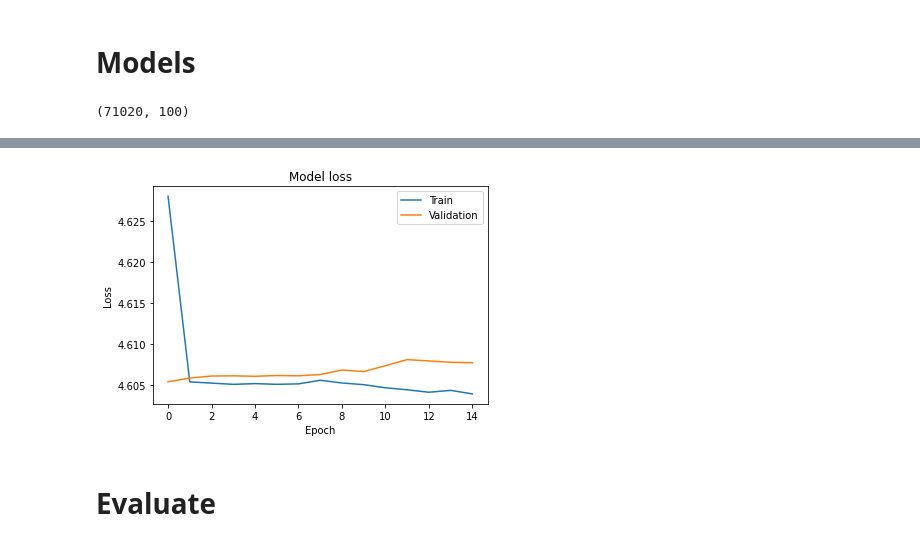
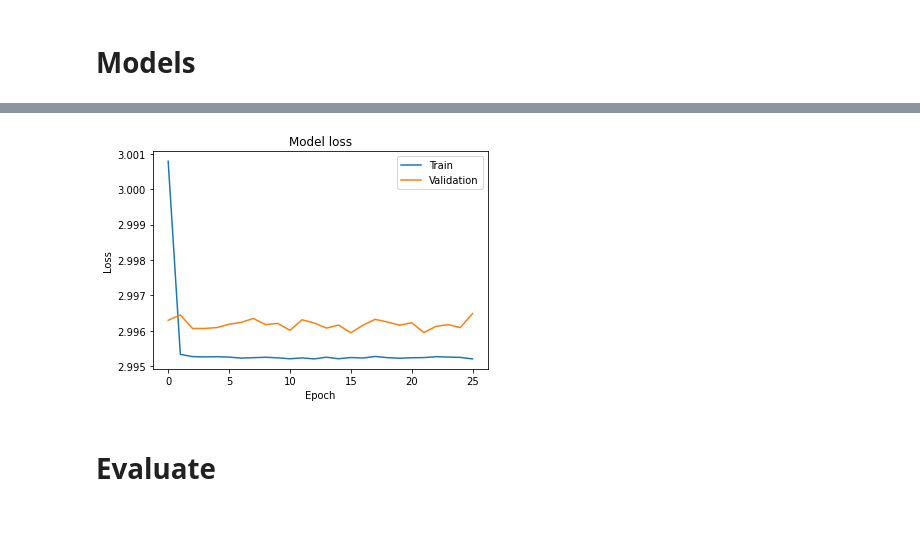
Before and after one commit to govarthenan/random-number-predictor, a Jupyter notebook: 04-CNN-experiment.ipynb, the cells around one changed output, grey strips where cells are left out. Cells and saved outputs as stored; diff of their text form; code cells hidden in the pictures.

Commit message:
Reduce features and adde layers with early stopping

```diff
--- a/04-CNN-experiment.ipynb
+++ b/04-CNN-experiment.ipynb
@@ -69,17 +79,15 @@ for attr in needed_time_attrs:
 # %% [markdown]
 ## One Hot Encode Numbers
 # %%
-# Convert Number column to integer
-df['Number'] = df['Number'].astype(int)
-
 # One hot encoded columns
-encoded_numbers = pd.get_dummies(df['Number'], prefix='Number')
+encoded_numbers = pd.get_dummies(df['Number'], prefix='Number_bin')
 
 # Update number of used features
 n_features = n_features + encoded_numbers.shape[1]
 # %%
 # Remove Number column from df
 df.drop('Number', axis=1, inplace=True)
+n_features -= 1
 
 # Concatenate the one hot encoded columns to the main dataframe
 df = pd.concat([df, encoded_numbers], axis=1)
@@ -150,7 +166,6 @@ from tensorflow.keras.layers import Conv1D, Dropout, Flatten, Dense
-# %%
-y_train.shape
-# %% [output]
-(71020, 100)
+# %%
+# Define callbacks
+early_stopping = EarlyStopping(monitor='val_loss', patience=10, mode='min', restore_best_weights=True, verbose=1, min_delta=0.00001)
 # %%
 # Construct model
 def train_cnn_model(X_train: np.array, y_train: np.array, num_lookback: int, num_features: int, activation: str ='relu', num_epochs: int = 15, optimizer: str ='adam', loss: str ='categorical_crossentropy'):
@@ -160,24 +175,23 @@ def train_cnn_model(X_train: np.array, y_train: np.array, num_lookback: int, num
     # Primary layer -  CNN
     model = Sequential()
     model.add(Conv1D(32, 1, activation=activation, input_shape=(num_lookback, num_features)))
+    model.add(Conv1D(32, 1, activation=activation, input_shape=(num_lookback, num_features)))
+    model.add(Conv1D(32, 1, activation=activation, input_shape=(num_lookback, num_features)))
     model.add(Dropout(0.2))
-    # model.add(Conv1D(16, 1, activation=activation, input_shape=(num_lookback, num_features)))
-    # model.add(Dropout(0.2))
 
     model.add(Flatten())
 
-    model.add(Dense(200, activation=activation))
-    model.add(Dropout(0.5))
-    # model.add(Dense(100, activation=activation))
-    # model.add(Dropout(0.5))
+    model.add(Dense(128, activation=activation))
+    model.add(Dense(128, activation=activation))
+    model.add(Dense(128, activation=activation))
+    model.add(Dropout(0.2))
 
-    model.add(Dense(100, activation='softmax'))  # 100 output classes
+    model.add(Dense(num_features-2, activation='softmax'))  # 100 output classes
 
-    # model.compile(optimizer=optimizer, loss=loss)
-    model.compile(optimizer='adam', loss='categorical_crossentropy')
+    model.compile(optimizer=optimizer, loss='categorical_crossentropy')
 
     # fit model
-    history = model.fit(X_train, y_train, epochs=num_epochs, verbose=1, validation_split=0.2)
+    history = model.fit(X_train, y_train, epochs=num_epochs, verbose=1, validation_split=0.2, callbacks=[early_stopping])
 
     # plot train and validation loss
     plt.plot(history.history["loss"])
@@ -191,5 +205,5 @@ def train_cnn_model(X_train: np.array, y_train: np.array, num_lookback: int, num
     # return trained model object
     return model
 # %%
-model = train_cnn_model(X_train, y_train, n_lookback, n_features, num_epochs=15)
+model = train_cnn_model(X_train, y_train, n_lookback, n_features, num_epochs=100)
 # %% [output]
@@ -213,4 +227,4 @@ Epoch 15/15
-[figure, old version]
+[figure, new version]
 # %% [markdown]
 # Evaluate
 # %%
```
Also changed, not shown: parts of 17 cells of this notebook.
